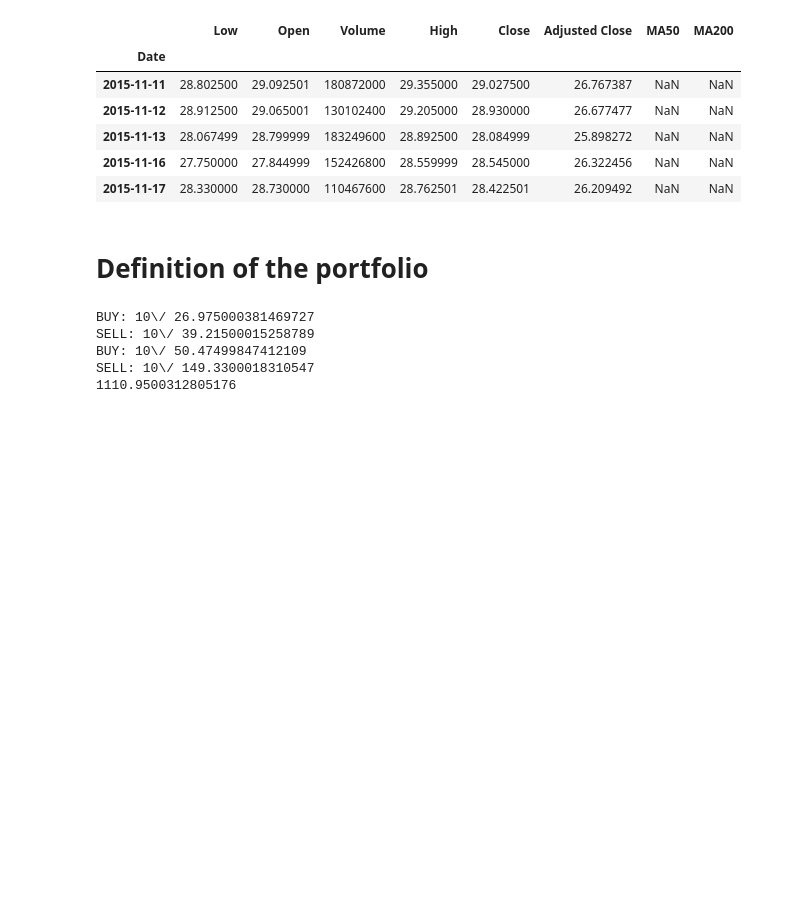
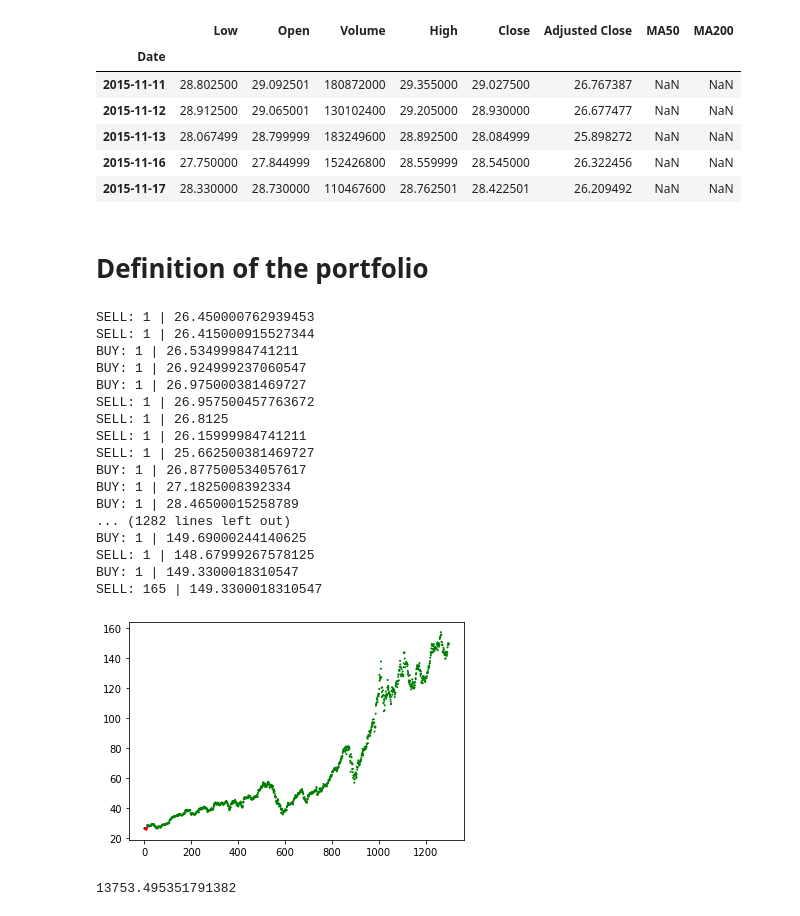
Before and after one commit to yohannts/market_strategy, a Jupyter notebook: unique_simulator.ipynb, the cells around one changed output. Cells and saved outputs as stored; diff of their text form; code cells hidden in the pictures; blank space fills up the shorter version.

Commit message:
adding of the curv at the end of the strategy to know what we have in our portfolio at any moment

```diff
--- a/unique_simulator.ipynb
+++ b/unique_simulator.ipynb
@@ -61,7 +70,7 @@ def strategy(stock, old_info, portfolio, date):
 
     if old_info^new_info:
         if not(new_info):
-            portfolio.sell("AAPL", 10, stock["Open"][date])
+            portfolio.sell("AAPL", 15, stock["Open"][date])
         else:
             portfolio.buy("AAPL", 10, stock["Open"][date])
     return new_info, portfolio
@@ -68,3 +86,26 @@ def strategy(stock, old_info, portfolio, date):
+# %%
+def display_process(symbol,data,portfolio, stocks_w_date, date):
+    pos = portfolio.get_position()[symbol]
+    if pos > 0:
+        data.append([stocks_w_date,date, 'g'])
+    elif pos < 0:
+        data.append([stocks_w_date,date, 'r'])
+    else:
+        data.append([stocks_w_date,date, 'b'])
+    return data
+
+def display(data):
+    values, dates, colors = list(), list(), list()
+    k = 0
+    for value,date, color in data:
+        values.append(float(value))
+        dates.append(k)
+        k += 1
+        colors.append(color)
+    plt.scatter(dates, values,1, color=colors)
+    # for i in range(len(color)):
+    #     plt.scatter([dates], [values[i]], color=colors[i])
+    plt.show()
 # %%
 def simulator(strategy, stocks):
     portfolio = Portfolio(0, {"AAPL":0})
@@ -76,9 +119,34 @@ def simulator(strategy, stocks):
     print(portfolio.get_value())
-# %%
-simulator(strategy, stock)
-# %% [output]
-BUY: 10\/ 26.975000381469727
-SELL: 10\/ 39.21500015258789
-BUY: 10\/ 50.47499847412109
-SELL: 10\/ 149.3300018310547
-1110.9500312805176
+# %%
+def simulator2(strategy, stocks):
+    portfolio = Portfolio(0, {"AAPL":0})
+    old_info = stock['Open'][stock.index[-1300]]
+    data = list()
+    for date in stocks.index[-1300:]:
+        old_info, portfolio = strategy2(stocks, old_info, portfolio, date)
+        data = display_process("AAPL", data, portfolio, stock["Open"][date],date)
+    portfolio.close_position(stock["Open"][date])
+    display(data)
+    print(portfolio.get_value())
+# %%
+simulator2(strategy2, stock)
+# %% [output]
+SELL: 1 | 26.450000762939453
+SELL: 1 | 26.415000915527344
+BUY: 1 | 26.53499984741211
+BUY: 1 | 26.924999237060547
+BUY: 1 | 26.975000381469727
+SELL: 1 | 26.957500457763672
+SELL: 1 | 26.8125
+SELL: 1 | 26.15999984741211
+SELL: 1 | 25.662500381469727
+BUY: 1 | 26.877500534057617
+BUY: 1 | 27.1825008392334
+BUY: 1 | 28.46500015258789
+... (1282 lines left out)
+BUY: 1 | 149.69000244140625
+SELL: 1 | 148.67999267578125
+BUY: 1 | 149.3300018310547
+SELL: 165 | 149.3300018310547
+[figure, added]
+13753.495351791382
```
Also changed, not shown: parts of 3 cells of this notebook.
